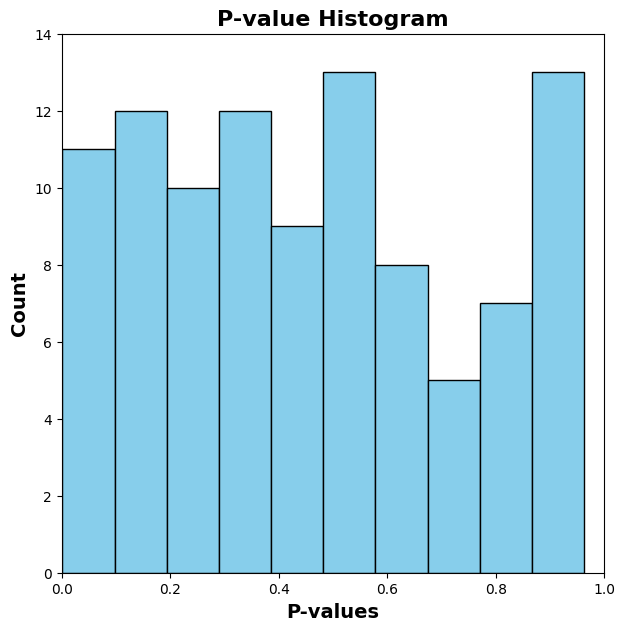
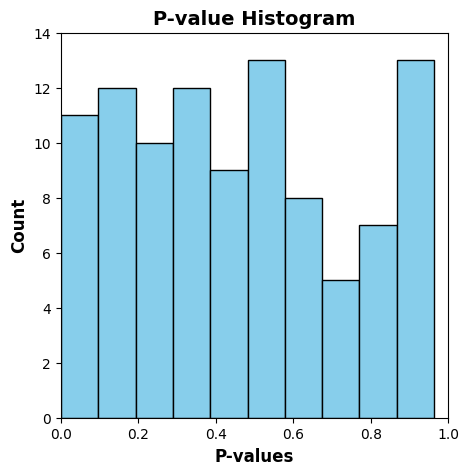
Code edit (unified diff) that turned the first committed figure into the second:
--- before
+++ after
@@ -1,14 +1,14 @@
 # Arguments for title and axis
 title_args = {
-    'fontsize': 16,
+    'fontsize': 14,
     'fontweight': 'bold'
 }
 axis_args = {
-    'fontsize': 14,
+    'fontsize': 12,
     'fontweight': 'bold'
 }
 
 # Plot a histogram
-plt.figure(figsize=(7,7))
+plt.figure(figsize=(5,5))
 plt.hist(pvalues, color='skyblue', edgecolor='black')
 plt.title('P-value Histogram', **title_args)

Commit: updating images